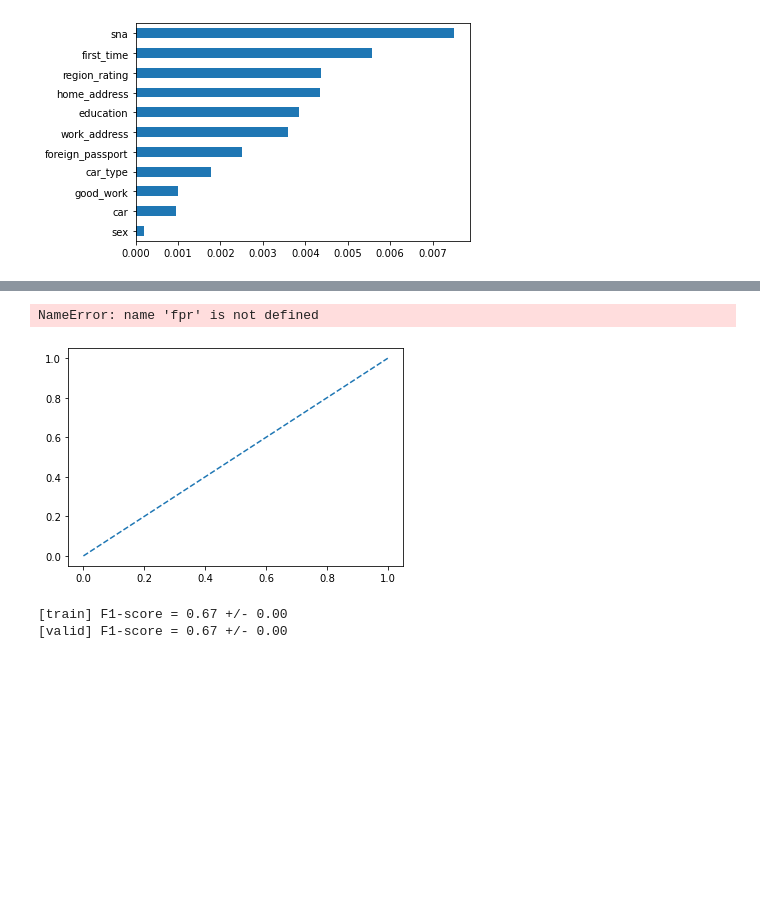
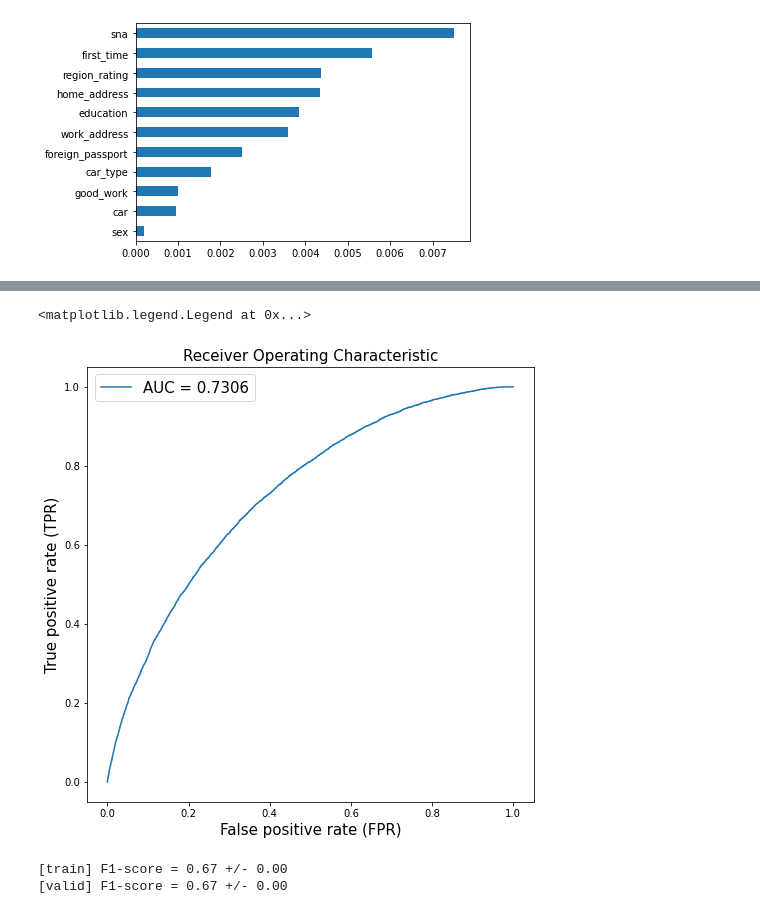
Before and after one commit to ramanzhuck/Skillfactory, a Jupyter notebook: module_4/project_4.ipynb, the cells around one changed output, grey strips where cells are left out. Saved outputs shown, nothing was run; the diff lists cells and outputs as text; code cells hidden in the pictures; blank space fills up the shorter version.

```diff
--- a/module_4/project_4.ipynb
+++ b/module_4/project_4.ipynb
@@ -380,16 +375,15 @@ show_metrics(Y_pred,y_train,y_pred,y_test,Y_pred_proba,y_pred_proba)
-# %%
-roc_auc=roc_auc_score(y_test,y_pred_proba)
-
-plt.figure()
-plt.plot([0, 1], label='Baseline', linestyle='--')
-plt.plot(fpr, tpr, label = 'Regression')
-plt.title('Logistic Regression ROC AUC = %0.3f' % roc_auc)
-plt.ylabel('True Positive Rate')
-plt.xlabel('False Positive Rate')
-plt.legend(loc = 'lower right')
-plt.show()
-# %% [output]
-NameError: name 'fpr' is not defined
-[figure, removed]
+# %%
+# Посчитать значения ROC кривой и значение площади под кривой AUC
+fpr, tpr, thresholds = roc_curve(y_train,Y_pred_proba)
+roc_auc = roc_auc_score(y_train,Y_pred_proba)
+plt.figure(figsize=(8, 8))
+plt.plot(fpr, tpr, label=f'AUC = {roc_auc:.4f}')
+plt.title('Receiver Operating Characteristic', fontsize=15)
+plt.xlabel('False positive rate (FPR)', fontsize=15)
+plt.ylabel('True positive rate (TPR)', fontsize=15)
+plt.legend(fontsize=15)
+# %% [output]
+<matplotlib.legend.Legend at 0x...>
+[figure, added]
 # %%
 # Кажется, переобучения нет. Чтобы проверить это, воспользуемся функцией cross_validate
```
Also changed, not shown: parts of 21 cells of this notebook.
